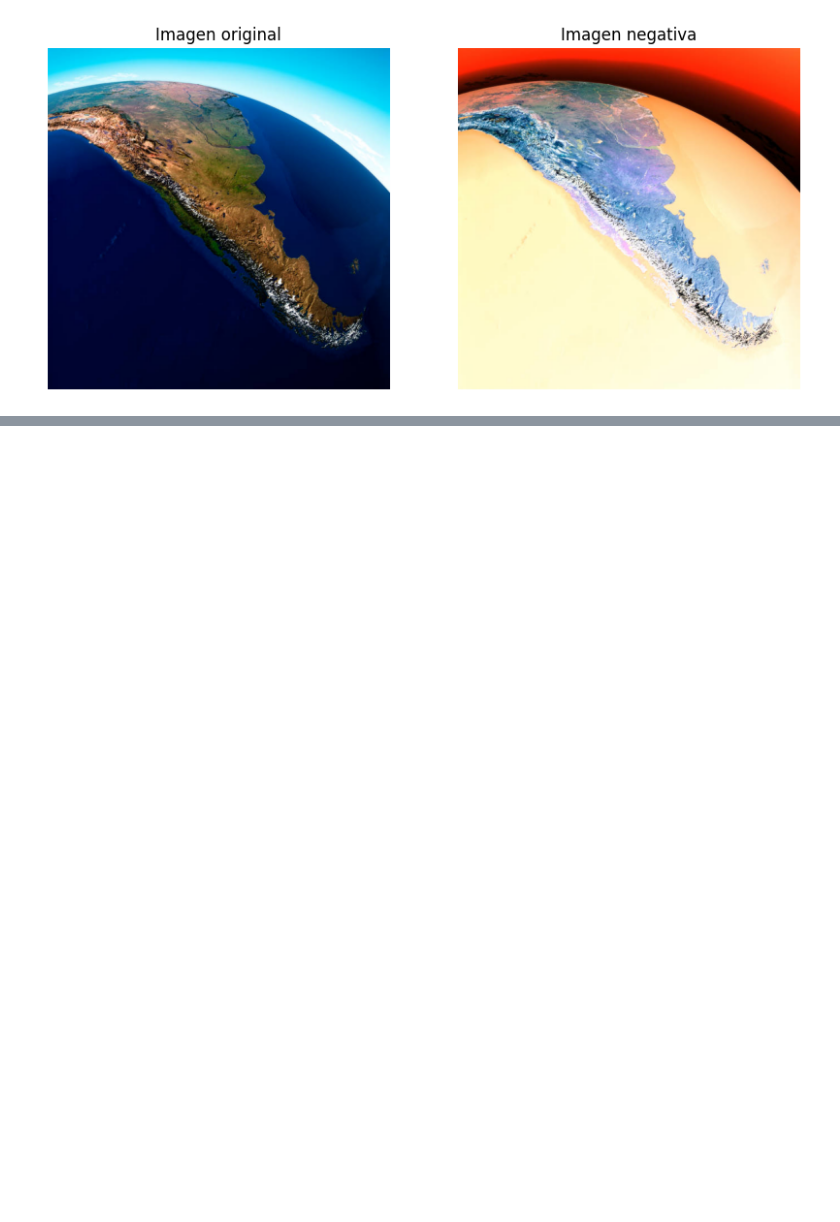
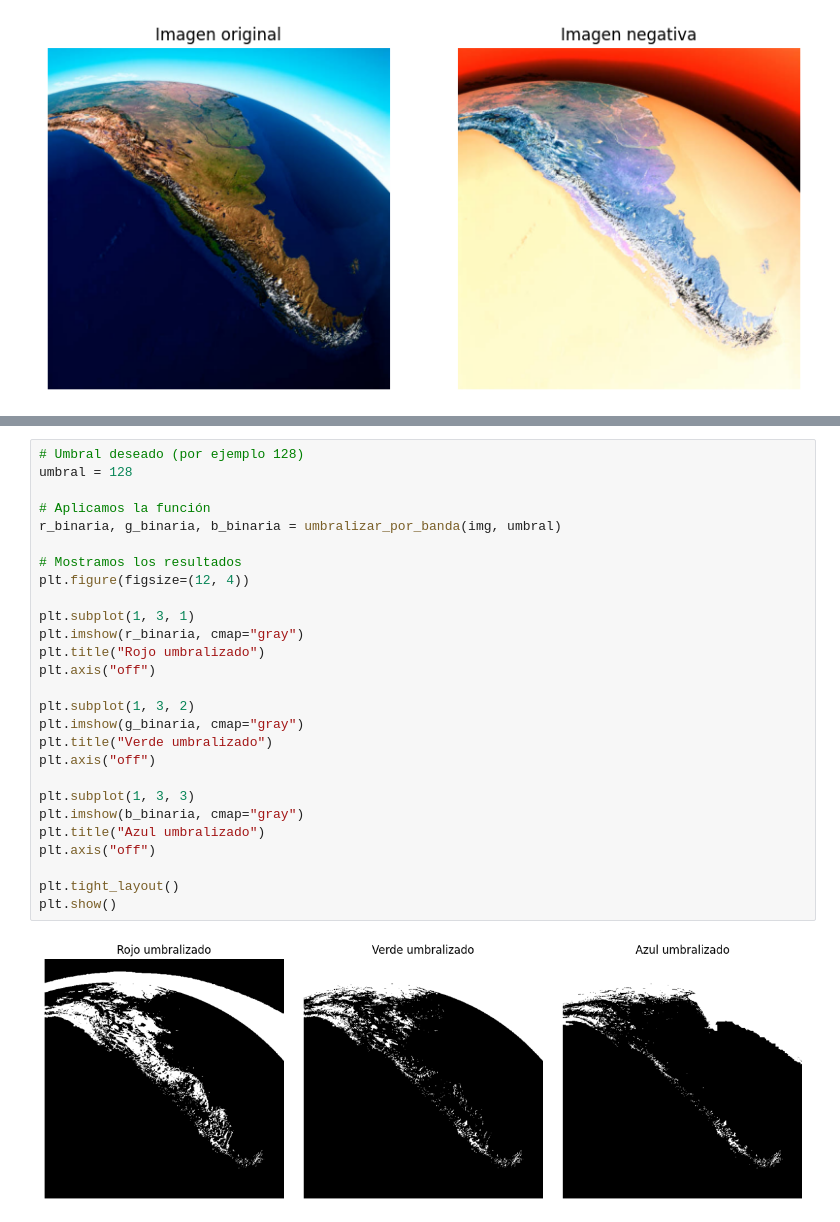
Before and after one commit to jmtruffa/imagenes_tp1, a Jupyter notebook: TP1.ipynb, the cells around one changed output, grey strips where cells are left out. Drawn from its saved outputs; the diff is of its cells as text; blank space fills up the shorter version.

```diff
--- a/TP1.ipynb
+++ b/TP1.ipynb
@@ -164,0 +222,29 @@ plt.show()
+# %%
+# Umbral deseado (por ejemplo 128)
+umbral = 128
+
+# Aplicamos la función
+r_binaria, g_binaria, b_binaria = umbralizar_por_banda(img, umbral)
+
+# Mostramos los resultados
+plt.figure(figsize=(12, 4))
+
+plt.subplot(1, 3, 1)
+plt.imshow(r_binaria, cmap="gray")
+plt.title("Rojo umbralizado")
+plt.axis("off")
+
+plt.subplot(1, 3, 2)
+plt.imshow(g_binaria, cmap="gray")
+plt.title("Verde umbralizado")
+plt.axis("off")
+
+plt.subplot(1, 3, 3)
+plt.imshow(b_binaria, cmap="gray")
+plt.title("Azul umbralizado")
+plt.axis("off")
+
+plt.tight_layout()
+plt.show()
+# %% [output]
+[figure, added]
```
Also changed, not shown: parts of 2 cells of this notebook.
